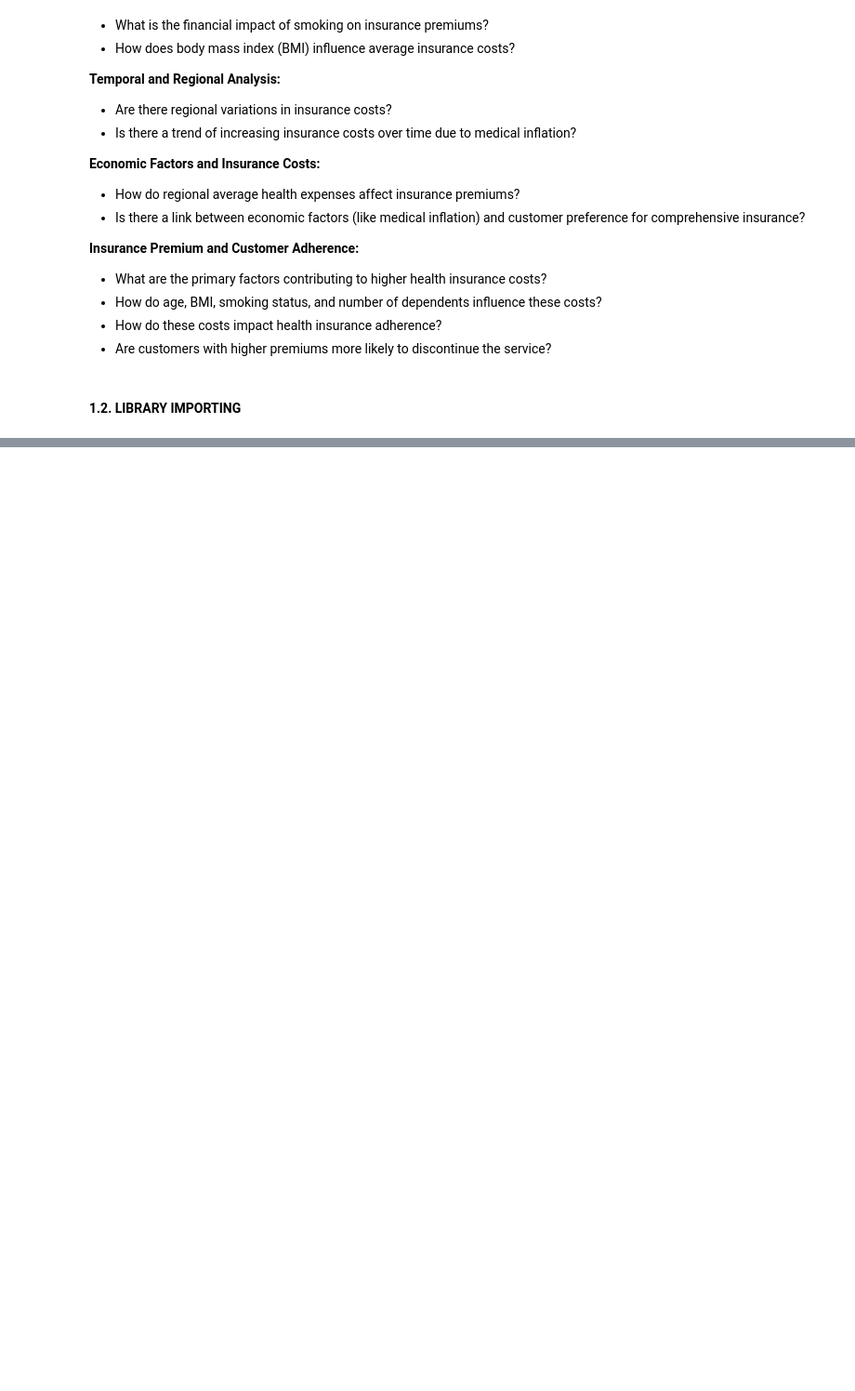
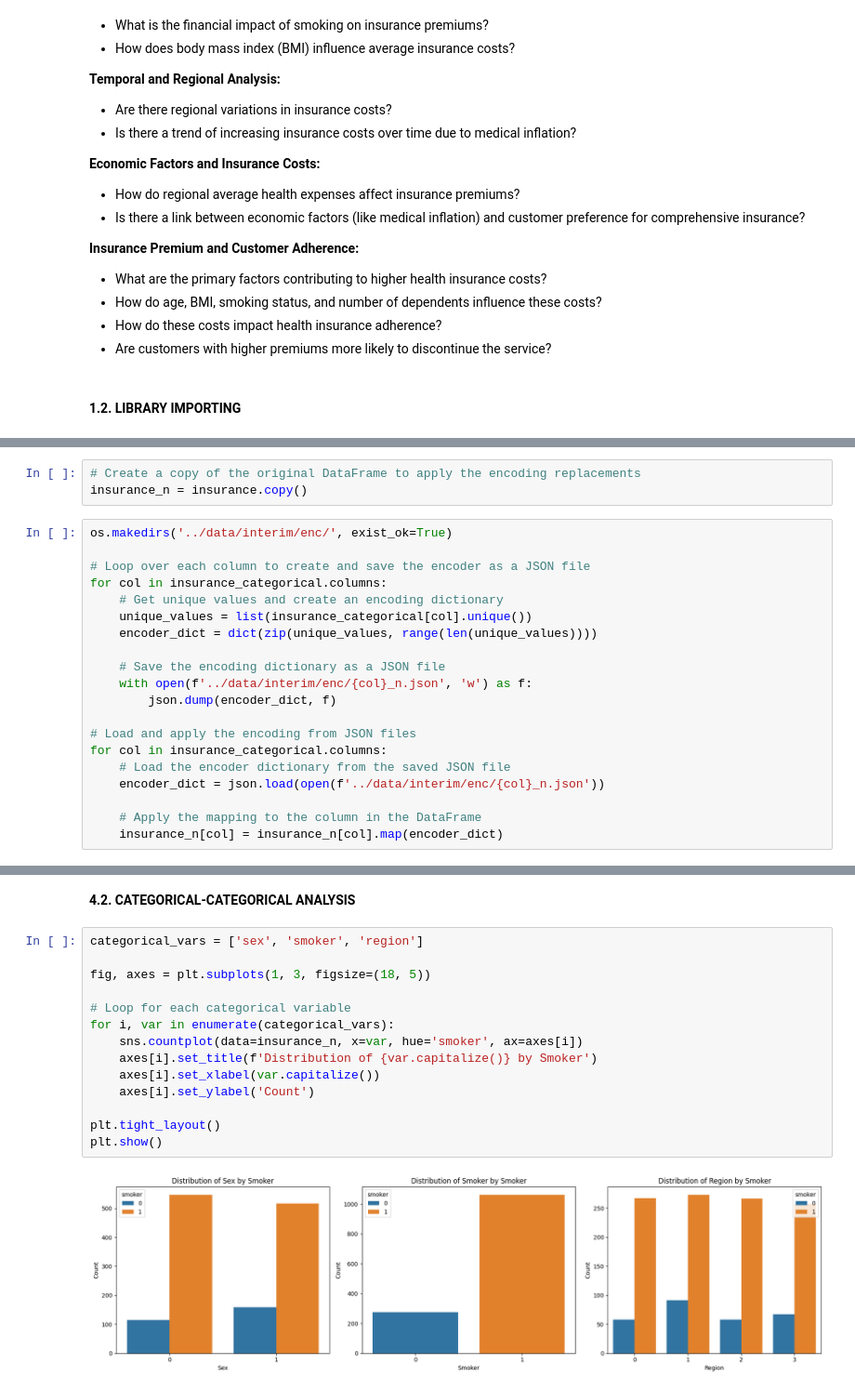
Before and after one commit to jenuzho/MEDICAL-INSURANCE-linear-regression, a Jupyter notebook: src/explore.ipynb, the cells around one changed output, grey strips where cells are left out. Shown at 93% size. Drawn from its saved outputs; the diff is of its cells as text; blank space fills up the shorter version.

```diff
--- a/src/explore.ipynb
+++ b/src/explore.ipynb
@@ -87,0 +407,23 @@ ModuleNotFoundError: No module named 'matplotlib'
+# %%
+# Create a copy of the original DataFrame to apply the encoding replacements
+insurance_n = insurance.copy()
+# %%
+os.makedirs('../data/interim/enc/', exist_ok=True)
+
+# Loop over each column to create and save the encoder as a JSON file
+for col in insurance_categorical.columns:
+    # Get unique values and create an encoding dictionary
+    unique_values = list(insurance_categorical[col].unique())
+    encoder_dict = dict(zip(unique_values, range(len(unique_values))))
+
+    # Save the encoding dictionary as a JSON file
+    with open(f'../data/interim/enc/{col}_n.json', 'w') as f:
+        json.dump(encoder_dict, f)
+
+# Load and apply the encoding from JSON files
+for col in insurance_categorical.columns:
+    # Load the encoder dictionary from the saved JSON file
+    encoder_dict = json.load(open(f'../data/interim/enc/{col}_n.json'))
+
+    # Apply the mapping to the column in the DataFrame
+    insurance_n[col] = insurance_n[col].map(encoder_dict)
@@ -87,0 +439,18 @@ ModuleNotFoundError: No module named 'matplotlib'
+# %% [markdown]
+**4.2. CATEGORICAL-CATEGORICAL ANALYSIS**
+# %%
+categorical_vars = ['sex', 'smoker', 'region']
+
+fig, axes = plt.subplots(1, 3, figsize=(18, 5))
+
+# Loop for each categorical variable
+for i, var in enumerate(categorical_vars):
+    sns.countplot(data=insurance_n, x=var, hue='smoker', ax=axes[i])
+    axes[i].set_title(f'Distribution of {var.capitalize()} by Smoker')
+    axes[i].set_xlabel(var.capitalize())
+    axes[i].set_ylabel('Count')
+
+plt.tight_layout()
+plt.show()
+# %% [output]
+[figure, added]
```
Also changed, not shown: parts of 80 cells of this notebook, 29 other files.
